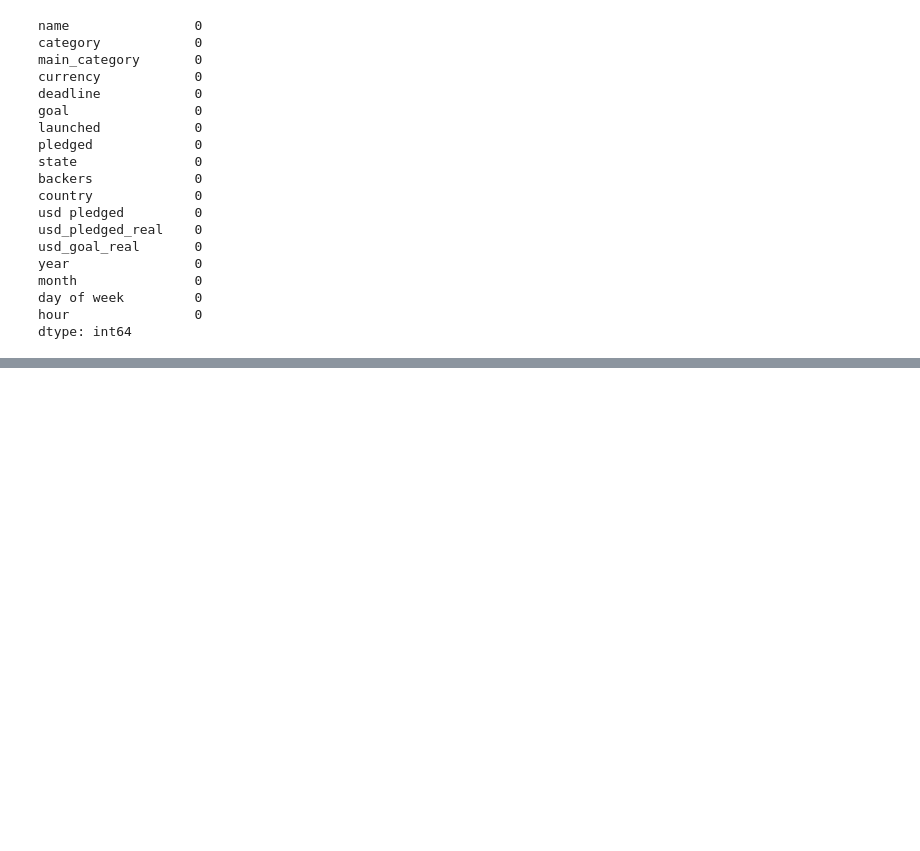
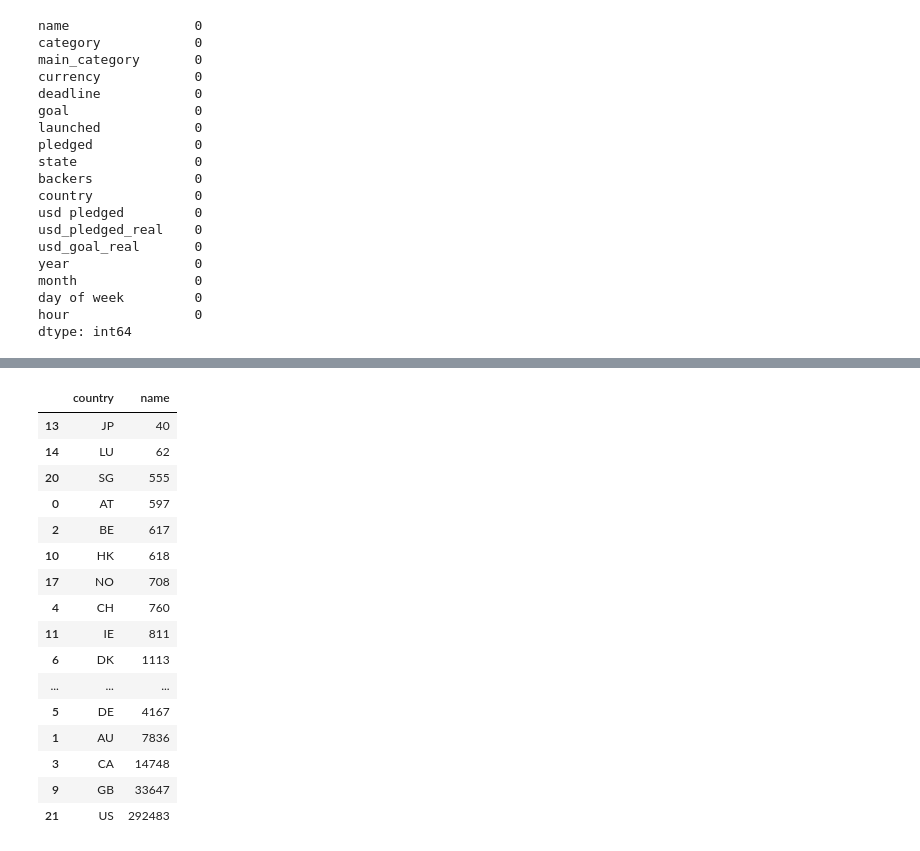
Before and after one commit to Zorquan3105/Python_Learn, a Jupyter notebook: Lesson1.ipynb, the cells around one changed output, grey strips where cells are left out. Saved outputs shown, nothing was run; the diff lists cells and outputs as text; code cells hidden in the pictures; blank space fills up the shorter version.

```diff
--- a/Lesson1.ipynb
+++ b/Lesson1.ipynb
@@ -206,0 +189,20 @@ kikstarter.iloc[10:200]
+# %%
+kikstarter.groupby('country')['name'].count().reset_index().sort_values(by='name')
+# %% [output]
+|  | country | name |
+| 13 | JP | 40 |
+| 14 | LU | 62 |
+| 20 | SG | 555 |
+| 0 | AT | 597 |
+| 2 | BE | 617 |
+| 10 | HK | 618 |
+| 17 | NO | 708 |
+| 4 | CH | 760 |
+| 11 | IE | 811 |
+| 6 | DK | 1113 |
+| ... | ... | ... |
+| 5 | DE | 4167 |
+| 1 | AU | 7836 |
+| 3 | CA | 14748 |
+| 9 | GB | 33647 |
+| 21 | US | 292483 |
```
Also changed, not shown: parts of 10 cells of this notebook.
